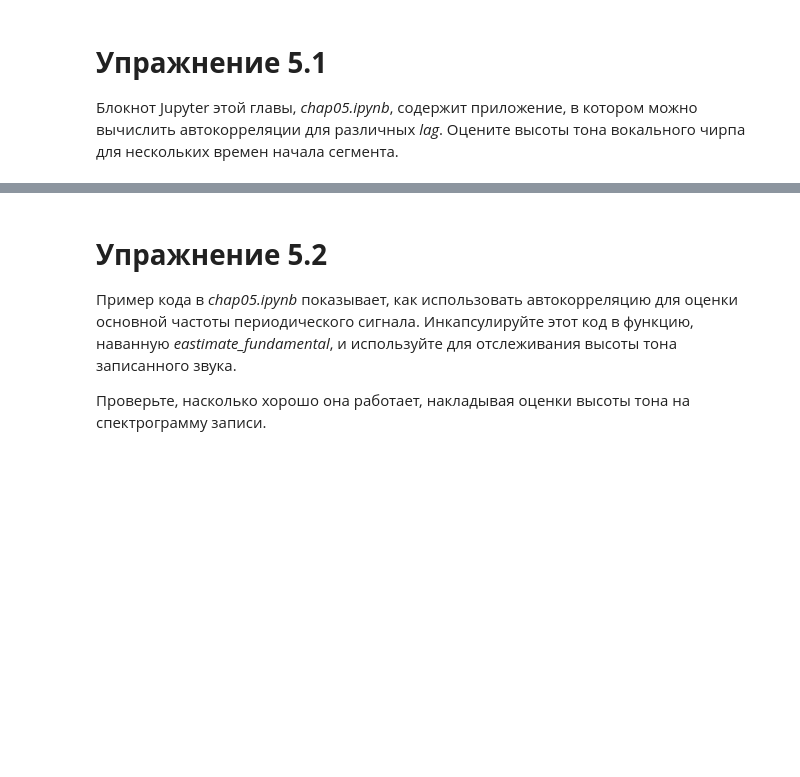
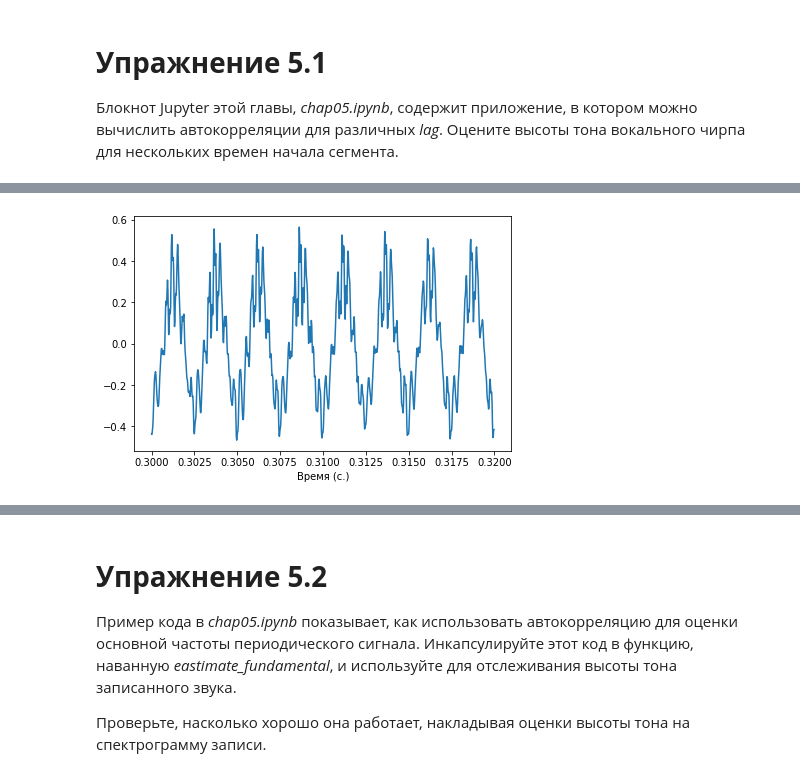
Before and after one commit to DenZhid/TelecommunicationSystemsLabs, a Jupyter notebook: Lab5/Lab5.ipynb, the cells around one changed output, grey strips where cells are left out. Cells and saved outputs as stored; diff of their text form; code cells hidden in the pictures; blank space fills up the shorter version.

```diff
--- a/Lab5/Lab5.ipynb
+++ b/Lab5/Lab5.ipynb
@@ -27,0 +45,4 @@ from thinkdsp import read_wave
+# %%
+wave = read_wave('28042__bcjordan__voicedownbew.wav')
+wave.normalize()
+wave.make_audio()
@@ -27,0 +51,6 @@ from thinkdsp import read_wave
+# %%
+segment = wave.segment(start = 0.3, duration = 0.02)
+segment.plot()
+decorate(xlabel='Время (с.)')
+# %% [output]
+[figure, added]
```
Also changed, not shown: parts of 41 cells of this notebook.
